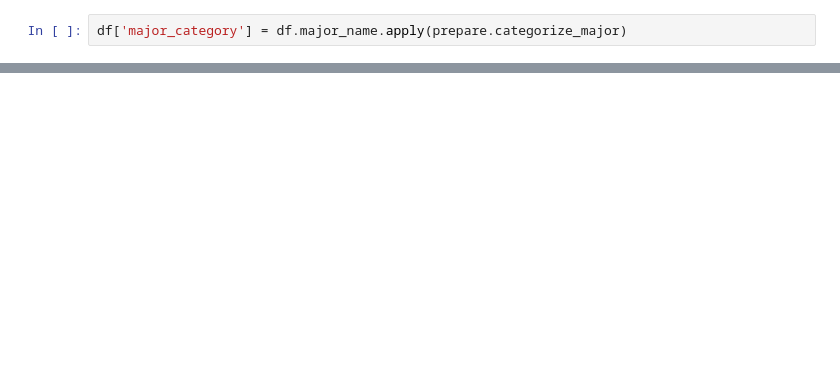
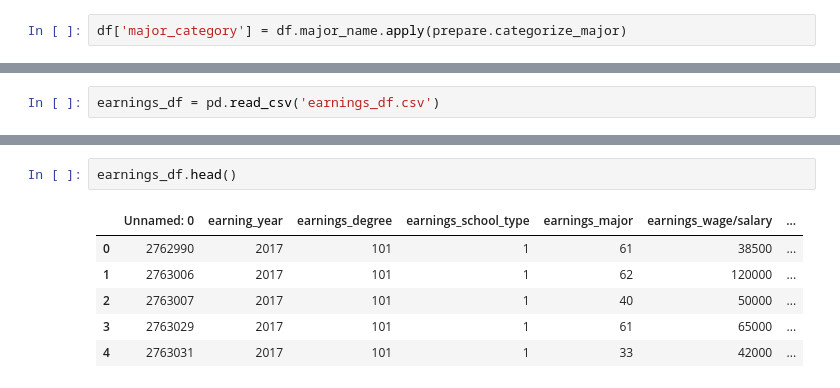
Before and after one commit to CDM-College-ROI/capstone_working_repo, a Jupyter notebook: ds_folder/explore_workbook.ipynb, the cells around one changed output, grey strips where cells are left out. Saved outputs shown, nothing was run; the diff lists cells and outputs as text; blank space fills up the shorter version.

```diff
--- a/ds_folder/explore_workbook.ipynb
+++ b/ds_folder/explore_workbook.ipynb
@@ -37,0 +59,2 @@ df['major_category'] = df.major_name.apply(prepare.categorize_major)
+# %%
+earnings_df = pd.read_csv('earnings_df.csv')
@@ -37,0 +81,9 @@ df['major_category'] = df.major_name.apply(prepare.categorize_major)
+# %%
+earnings_df.head()
+# %% [output]
+|  | Unnamed: 0 | earning_year | earnings_degree | earnings_school_type | earnings_major | earnings_wage/salary | ... |
+| 0 | 2762990 | 2017 | 101 | 1 | 61 | 38500 | ... |
+| 1 | 2763006 | 2017 | 101 | 1 | 62 | 120000 | ... |
+| 2 | 2763007 | 2017 | 101 | 1 | 40 | 50000 | ... |
+| 3 | 2763029 | 2017 | 101 | 1 | 61 | 65000 | ... |
+| 4 | 2763031 | 2017 | 101 | 1 | 33 | 42000 | ... |
```
Also changed, not shown: parts of 15 cells of this notebook, 5 other files.
